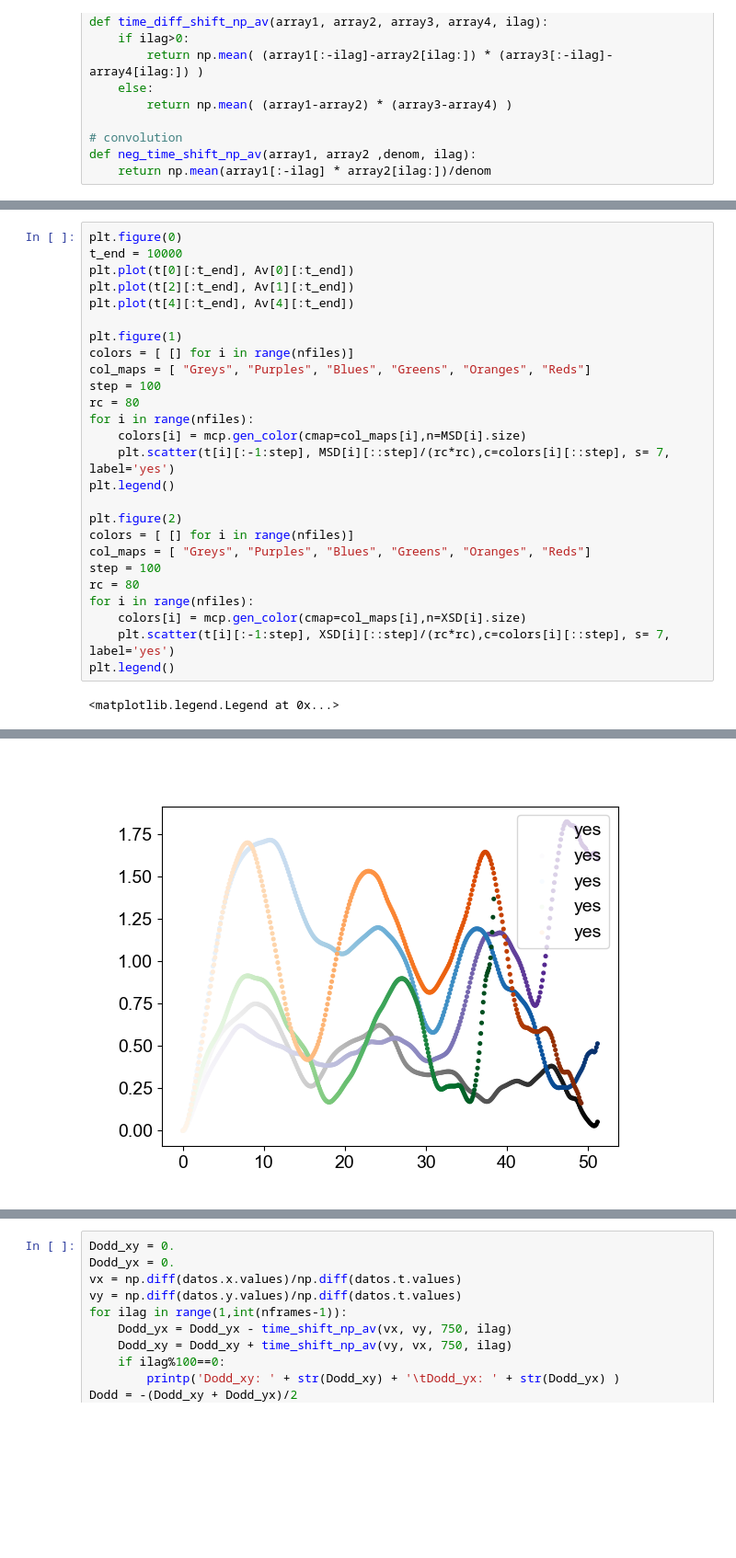
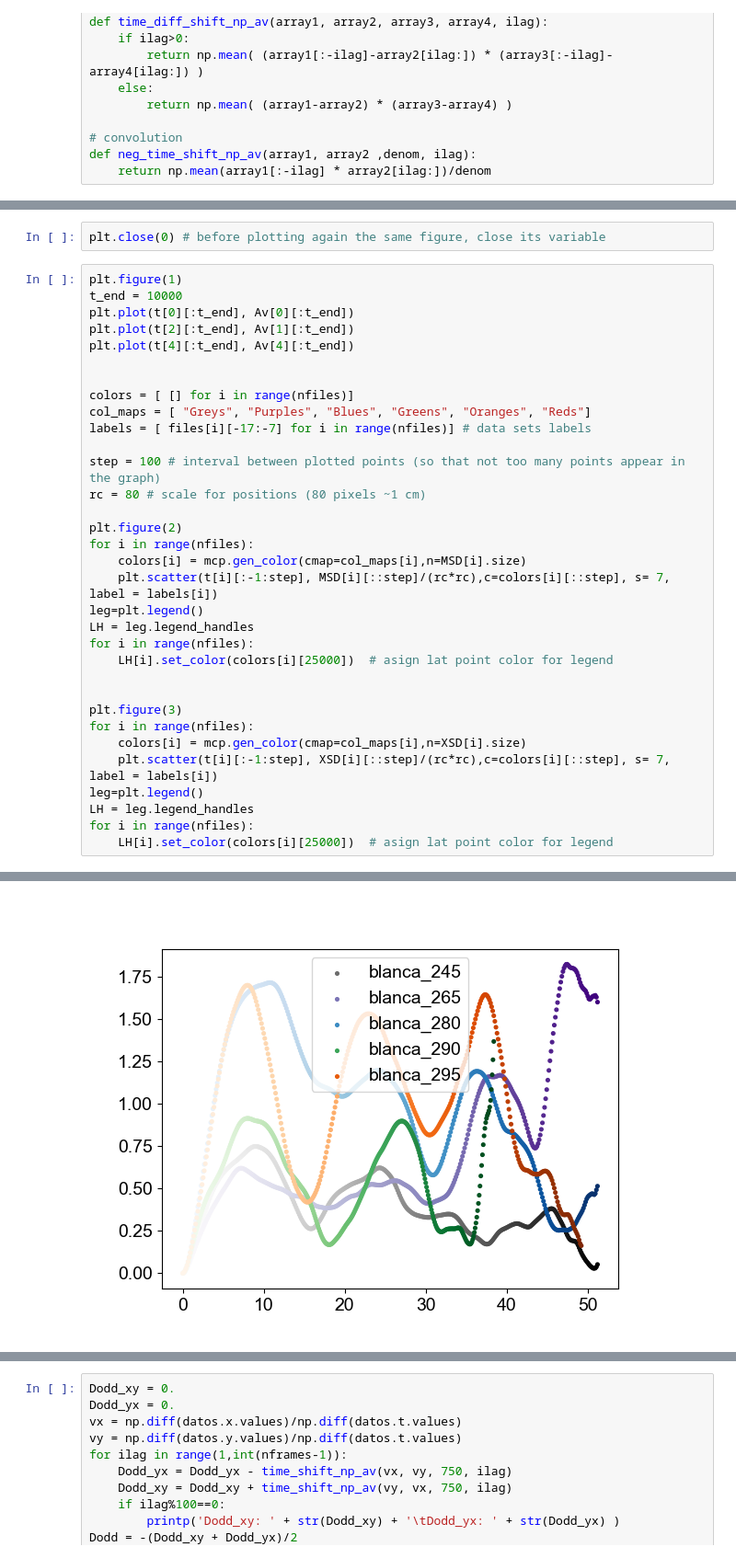
Before and after one commit to fvegar/brownian, a Jupyter notebook: correlations.ipynb, the cells around one changed output, grey strips where cells are left out. Shown at 92% size. Cells and saved outputs as stored; diff of their text form; blank space fills up the shorter version.

```diff
--- a/correlations.ipynb
+++ b/correlations.ipynb
@@ -129,30 +166,38 @@ nframes:  37000
+# %%
+plt.close(0) # before plotting again the same figure, close its variable
 # %%
-plt.figure(0)
+plt.figure(1)
 t_end = 10000
 plt.plot(t[0][:t_end], Av[0][:t_end])
 plt.plot(t[2][:t_end], Av[1][:t_end])
 plt.plot(t[4][:t_end], Av[4][:t_end])
 
-plt.figure(1)
+
 colors = [ [] for i in range(nfiles)]
 col_maps = [ "Greys", "Purples", "Blues", "Greens", "Oranges", "Reds"]
-step = 100
-rc = 80
+labels = [ files[i][-17:-7] for i in range(nfiles)] # data sets labels
+
+step = 100 # interval between plotted points (so that not too many points appear in the graph)
+rc = 80 # scale for positions (80 pixels ~1 cm)
+
+plt.figure(2)
 for i in range(nfiles):
     colors[i] = mcp.gen_color(cmap=col_maps[i],n=MSD[i].size)
-    plt.scatter(t[i][:-1:step], MSD[i][::step]/(rc*rc),c=colors[i][::step], s= 7, label='yes')
-plt.legend()
+    plt.scatter(t[i][:-1:step], MSD[i][::step]/(rc*rc),c=colors[i][::step], s= 7, label = labels[i])
+leg=plt.legend()
+LH = leg.legend_handles
+for i in range(nfiles):
+    LH[i].set_color(colors[i][25000])  # asign lat point color for legend
 
-plt.figure(2)
-colors = [ [] for i in range(nfiles)]
-col_maps = [ "Greys", "Purples", "Blues", "Greens", "Oranges", "Reds"]
-step = 100
-rc = 80
+
+plt.figure(3)
 for i in range(nfiles):
     colors[i] = mcp.gen_color(cmap=col_maps[i],n=XSD[i].size)
-    plt.scatter(t[i][:-1:step], XSD[i][::step]/(rc*rc),c=colors[i][::step], s= 7, label='yes')
-plt.legend()
+    plt.scatter(t[i][:-1:step], XSD[i][::step]/(rc*rc),c=colors[i][::step], s= 7, label = labels[i])
+leg=plt.legend()
+LH = leg.legend_handles
+for i in range(nfiles):
+    LH[i].set_color(colors[i][25000])  # asign lat point color for legend
 # %% [output]
-<matplotlib.legend.Legend at 0x...>
 [figure]
-[figure, old version]
+[figure, new version]
```
Also changed, not shown: parts of 11 cells of this notebook.
